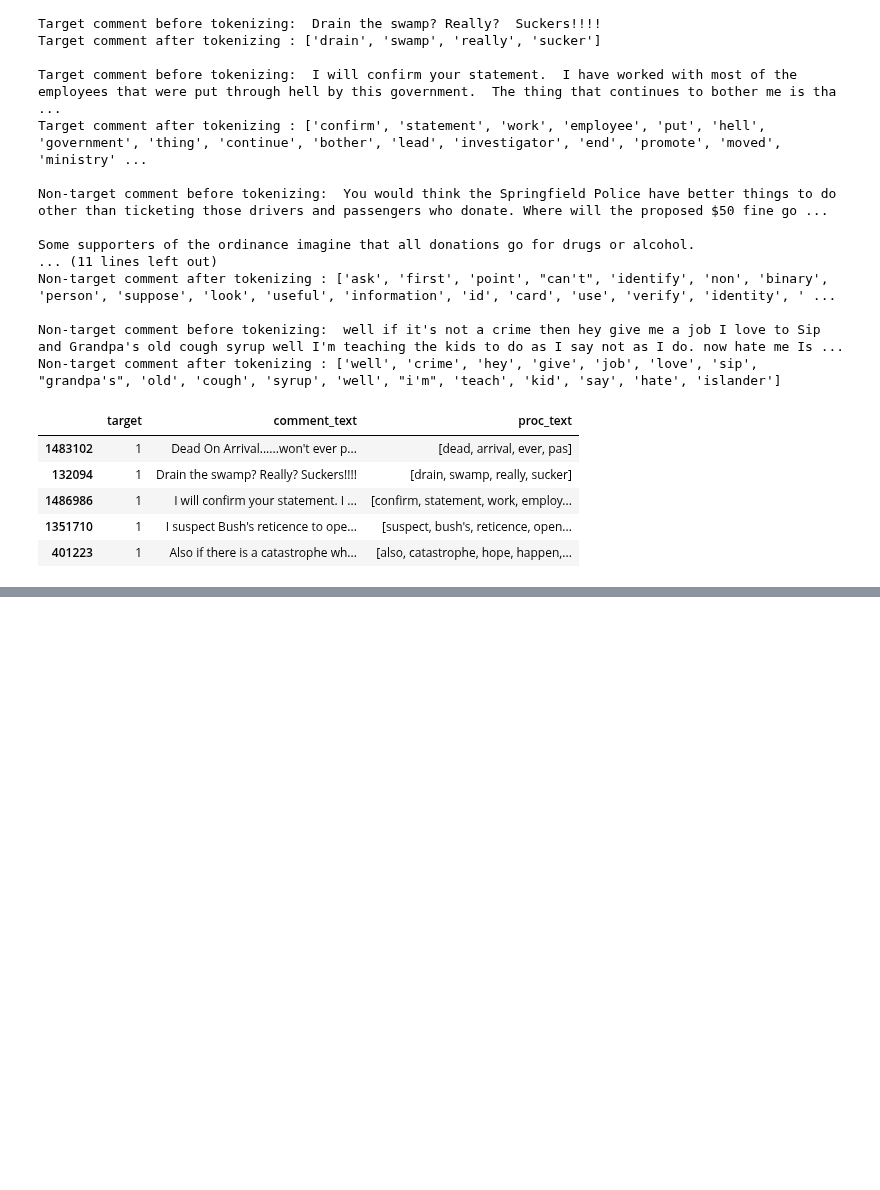
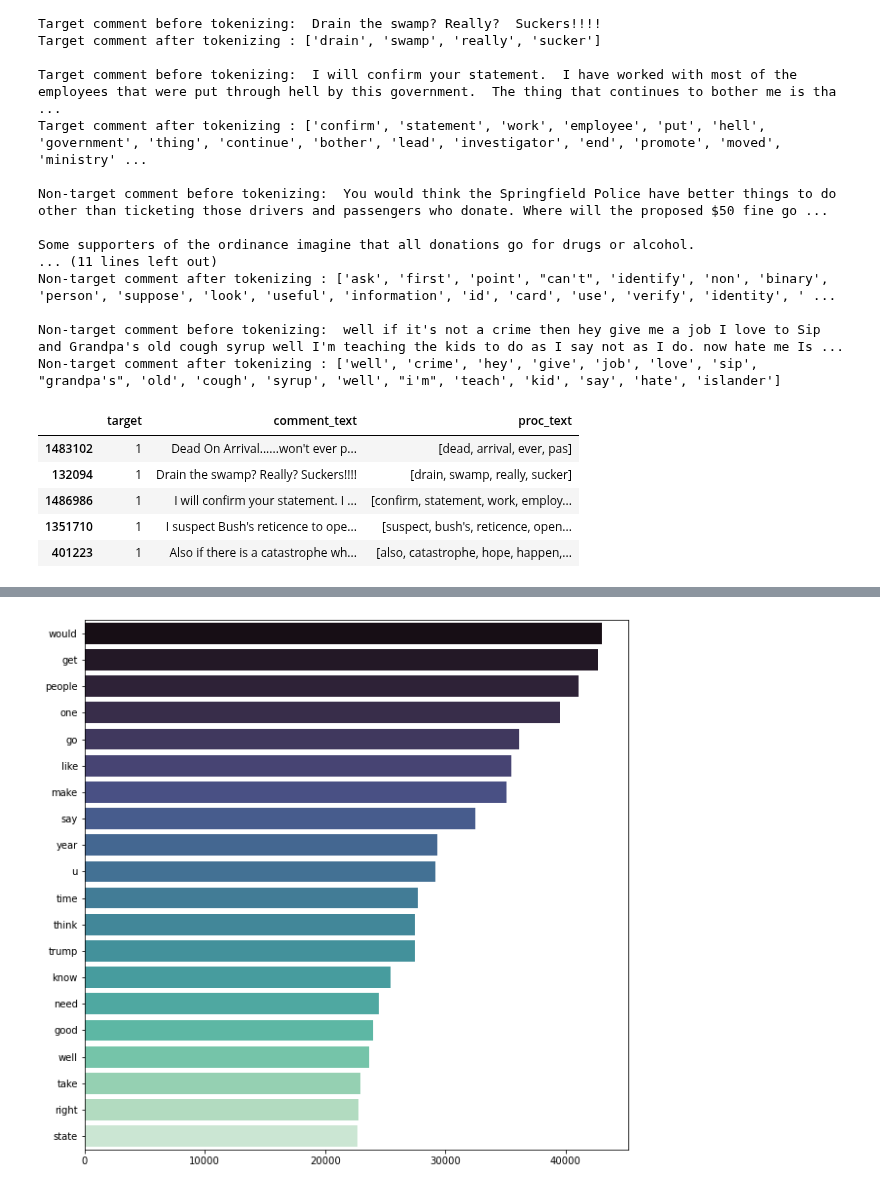
Before and after one commit to gcburgess/Cyberbullying_Detector, a Jupyter notebook: notebooks/02-data-preprocessing.ipynb, the cells around one changed output, grey strips where cells are left out. Drawn from its saved outputs; the diff is of its cells as text; code cells hidden in the pictures; blank space fills up the shorter version.

```diff
--- a/notebooks/02-data-preprocessing.ipynb
+++ b/notebooks/02-data-preprocessing.ipynb
@@ -212,6 +233,10 @@ nonbully_freq_dist = FreqDist(nonbully_corpus_list)
+# %%
+nonbully_freq = pd.Series(dict(nonbully_freq_dist.most_common(20)))
 # %%
 fig, ax = plt.subplots(figsize=(10,10))
-nonbully_plot = sns.barplot(x=nonbully_freq.values, y=nonbully_freq.index, ax=ax)
+nonbully_plot = sns.barplot(x=nonbully_freq.values, y=nonbully_freq.index, ax=ax, palette="mako")
 plt.savefig('../images/nonbully_FreqDist.jpg', transparent = False, bbox_inches="tight")
+# %% [output]
+[figure, added]
 # %%
 wordcloud = WordCloud(min_font_size=10, max_font_size=100,
```
Also changed, not shown: parts of 12 cells of this notebook, 4 other files.
